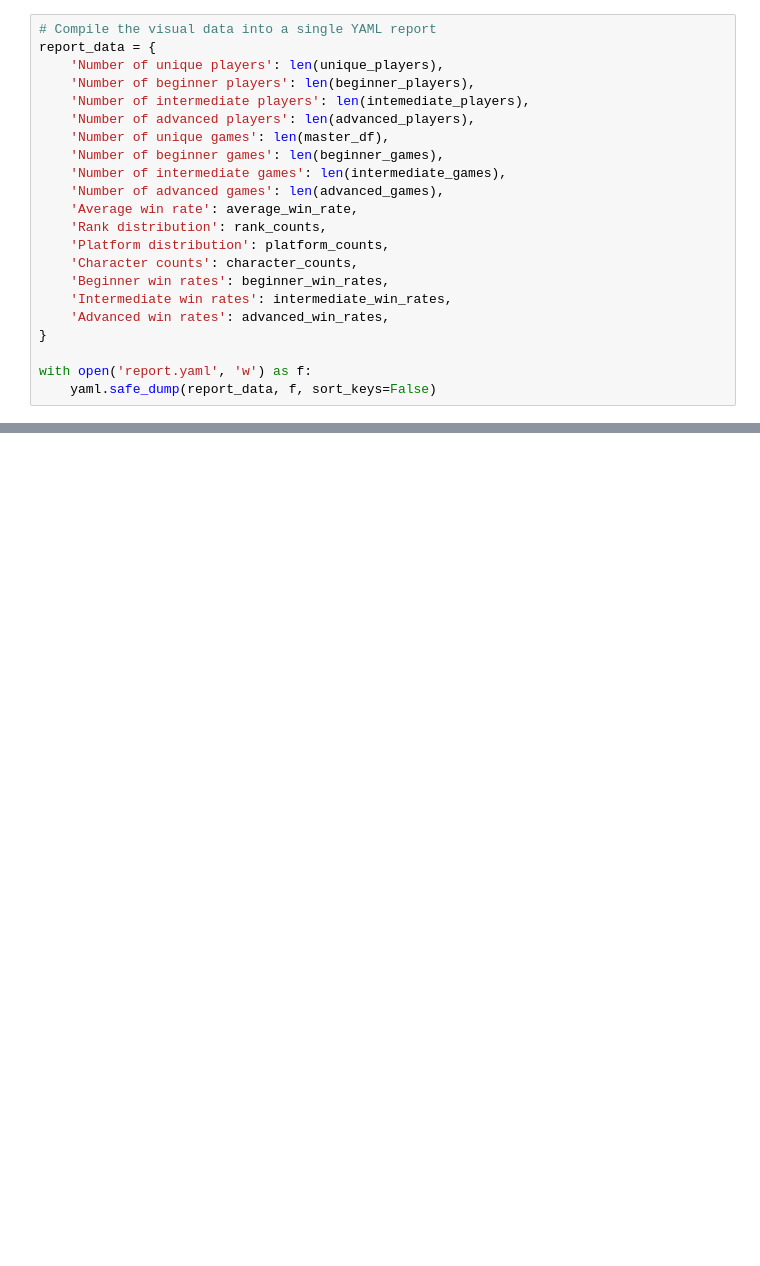
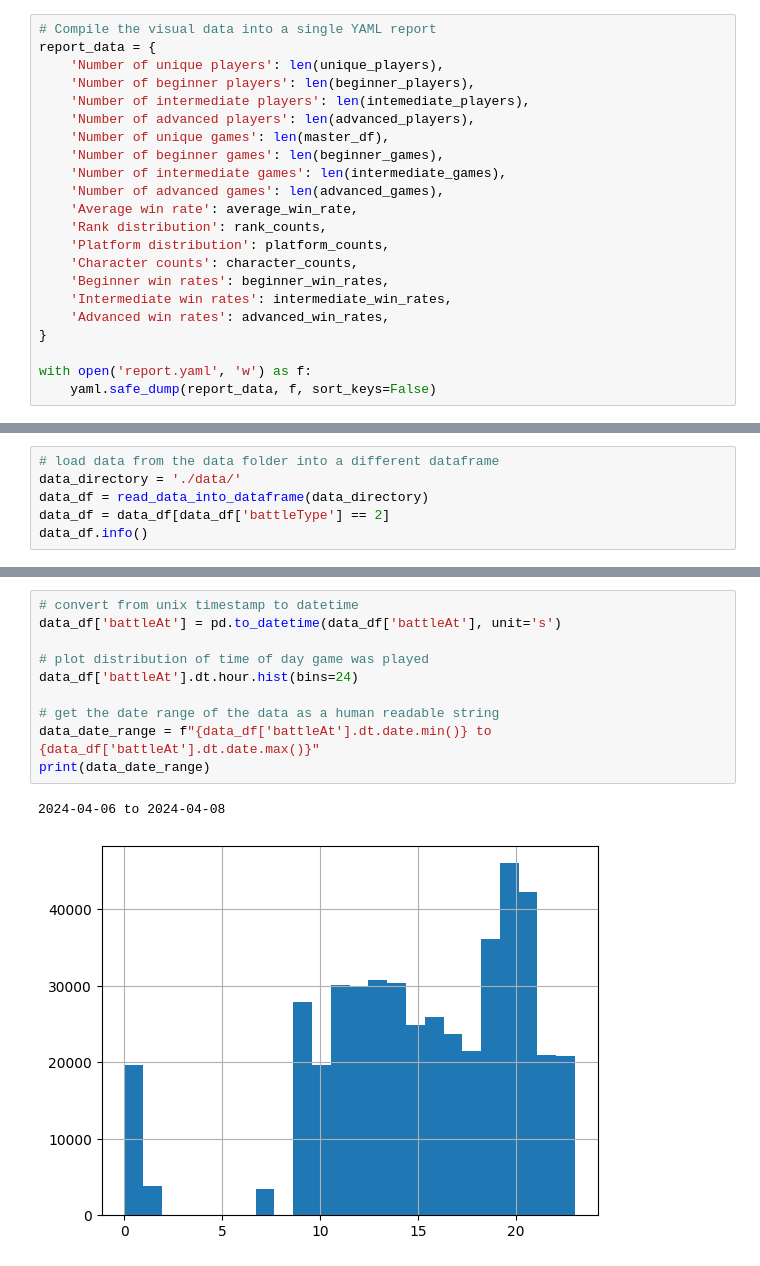
Before and after one commit to elgonio/TK8-thing, a Jupyter notebook: data_processing.ipynb, the cells around one changed output, grey strips where cells are left out. Saved outputs shown, nothing was run; the diff lists cells and outputs as text; blank space fills up the shorter version.

```diff
--- a/data_processing.ipynb
+++ b/data_processing.ipynb
@@ -265,0 +402,6 @@ with open('report.yaml', 'w') as f:
+# %%
+# load data from the data folder into a different dataframe
+data_directory = './data/'
+data_df = read_data_into_dataframe(data_directory)
+data_df = data_df[data_df['battleType'] == 2]
+data_df.info()
@@ -265,0 +426,13 @@ with open('report.yaml', 'w') as f:
+# %%
+# convert from unix timestamp to datetime
+data_df['battleAt'] = pd.to_datetime(data_df['battleAt'], unit='s')
+
+# plot distribution of time of day game was played
+data_df['battleAt'].dt.hour.hist(bins=24)
+
+# get the date range of the data as a human readable string
+data_date_range = f"{data_df['battleAt'].dt.date.min()} to {data_df['battleAt'].dt.date.max()}"
+print(data_date_range)
+# %% [output]
+2024-04-06 to 2024-04-08
+[figure, added]
```
Also changed, not shown: parts of 26 cells of this notebook, 13 other files.
